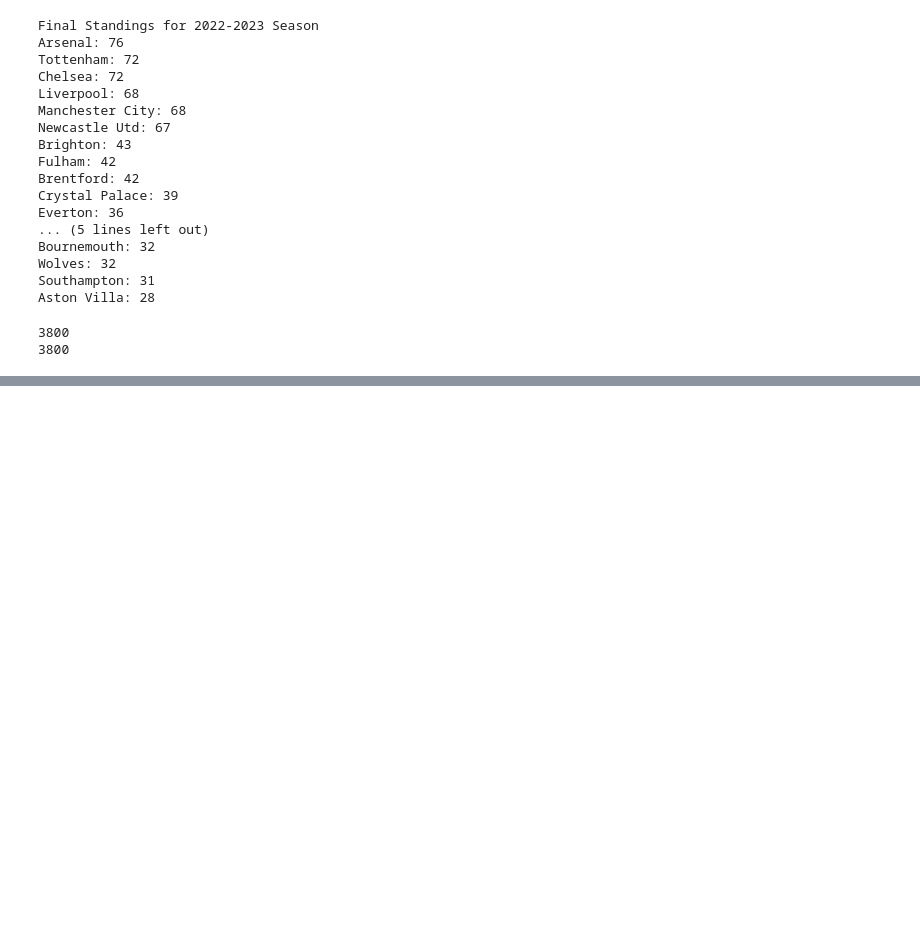
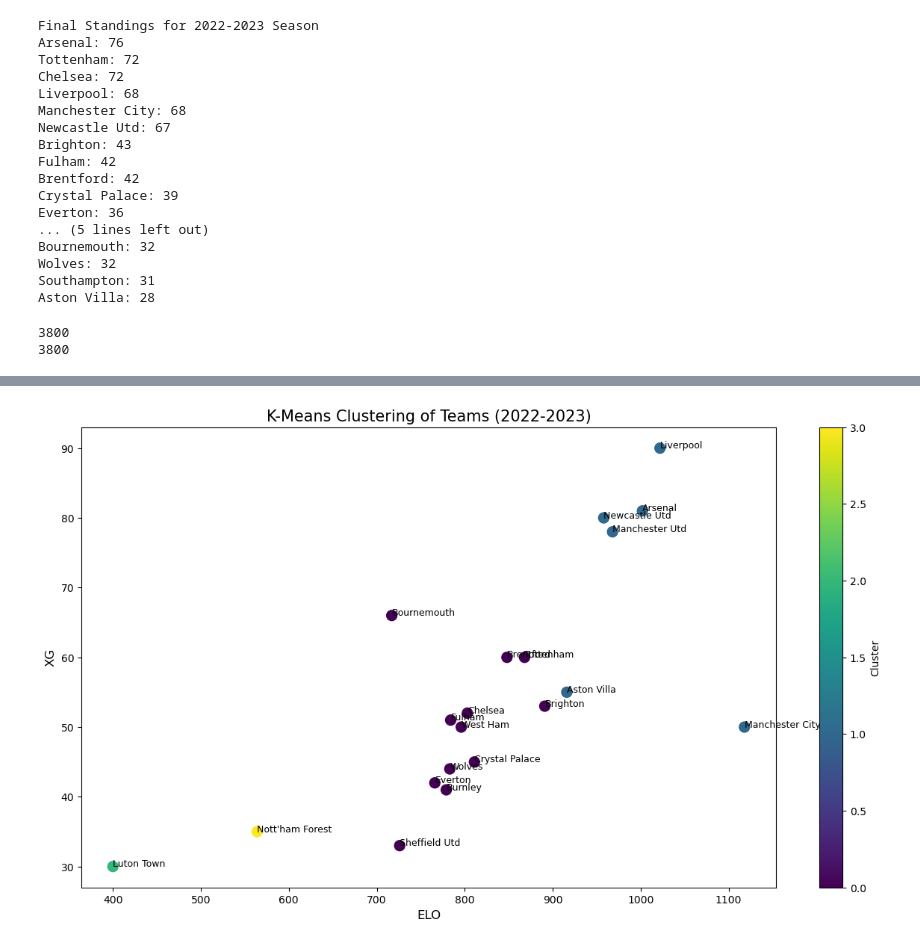
Before and after one commit to ML-Project-PremierInsights/ELO-Insights, a Jupyter notebook: ensemble_models.ipynb, the cells around one changed output, grey strips where cells are left out. Cells and saved outputs as stored; diff of their text form; code cells hidden in the pictures; blank space fills up the shorter version.

```diff
--- a/ensemble_models.ipynb
+++ b/ensemble_models.ipynb
@@ -503,0 +556,26 @@ dataset.to_csv('final_feature_dataset.csv', index=False)
+# %%
+from sklearn.cluster import KMeans
+import matplotlib.pyplot as plt
+from sklearn.preprocessing import StandardScaler
+team_data_22_23 = pd.read_csv('Datasets/2022-2023_team_data.csv')
+
+
+kmeans = KMeans(n_clusters=4).fit(team_data_22_23[['ELO', 'XG']])
+team_data_22_23['Cluster'] = kmeans.labels_
+
+plt.figure(figsize=(15, 8))
+plt.scatter(team_data_22_23['ELO'], team_data_22_23['XG'], c=team_data_22_23['Cluster'], cmap='viridis', s=100)
+
+# Annotating the teams with their names
+for i, row in team_data_22_23.iterrows():
+    plt.text(row['ELO'], row['XG'], row['Team'], fontsize=9)
+
+# Labels and title
+plt.title('K-Means Clustering of Teams (2022-2023)', fontsize=15)
+plt.xlabel('ELO', fontsize=12)
+plt.ylabel('XG', fontsize=12)
+plt.colorbar(label='Cluster')
+
+plt.show()
+# %% [output]
+[figure, added]
```
Also changed, not shown: parts of 5 cells of this notebook.
